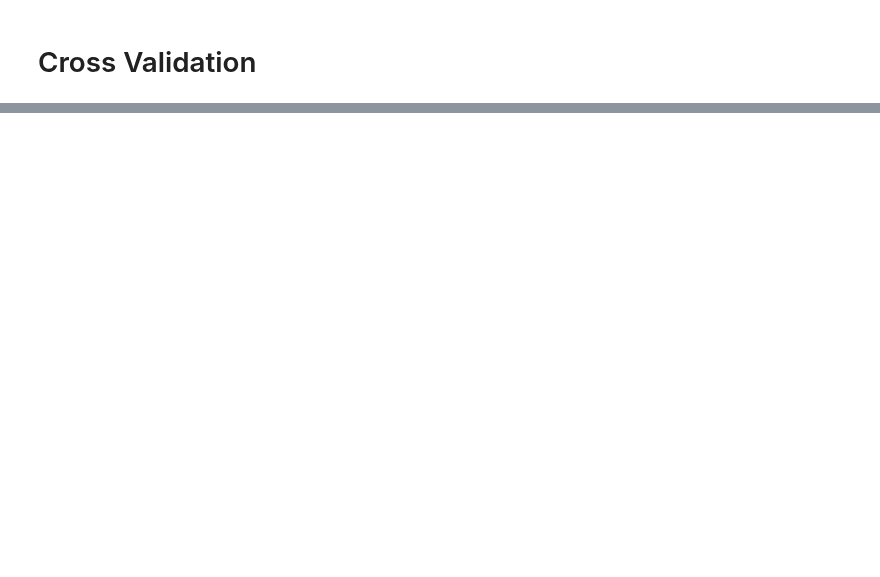
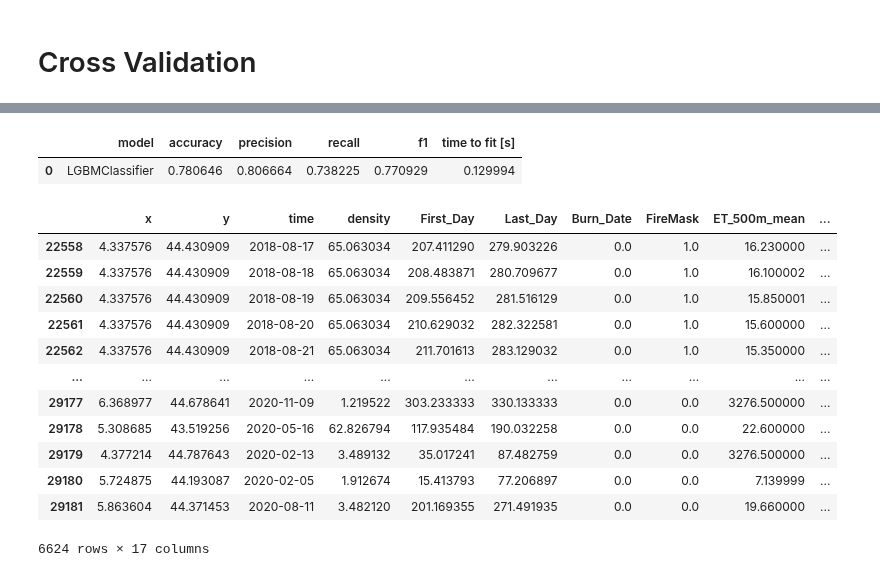
Before and after one commit to Sliders122/wildfire, a Jupyter notebook: model_selection.ipynb, the cells around one changed output, grey strips where cells are left out. Drawn from its saved outputs; the diff is of its cells as text; code cells hidden in the pictures; blank space fills up the shorter version.

Commit message:
Last details update

```diff
--- a/model_selection.ipynb
+++ b/model_selection.ipynb
@@ -329,0 +465,5 @@ print(f"Mean accuracy: {np.mean(Accuracy_array)}")
+# %%
+df = pd.read_csv(path_data + "df_final.csv", parse_dates=["time"])
+# Split the data into train and test
+df_train = df[df["time"] < "2018-01-01"]
+df_test = df[df["time"] >= "2018-01-01"]
@@ -329,0 +554,36 @@ print(f"Mean accuracy: {np.mean(Accuracy_array)}")
+# %%
+# import the libraries
+
+from sklearn.metrics import precision_score, recall_score, f1_score, accuracy_score, classification_report
+
+# define a function to plot accuracy, precision, recall, f1-score
+def plot_metrics(model, y_test, y_pred):
+    """
+    This function plots the accuracy, precision, recall, f1-score
+    input:
+        y_test: the test target
+        y_pred: the predictions
+    output:
+        None
+    """
+    results = pd.DataFrame(columns=['model', 'accuracy', 'precision', 'recall', 'f1'])
+    # compute the metrics
+    accuracy = accuracy_score(y_test, y_pred)
+    precision = precision_score(y_test, y_pred)
+    recall = recall_score(y_test, y_pred)
+    f1 = f1_score(y_test, y_pred)
+    # plot the metrics
+    results = results.append({'model': model.__class__.__name__,
+                                      'accuracy': accuracy,
+                                      'precision': precision,
+                                      'recall': recall,
+                                      'f1': f1,
+                                      'time to fit [s]': model.time
+                                      }, ignore_index=True)
+    return results
+
+resultas = plot_metrics(lgbm_model, df_pred['FireMask'], df_pred['FireMask_pred'].astype(int))
+resultas
+# %% [output]
+|  | model | accuracy | precision | recall | f1 | time to fit [s] |
+| 0 | LGBMClassifier | 0.780646 | 0.806664 | 0.738225 | 0.770929 | 0.129994 |
@@ -329,0 +593,16 @@ print(f"Mean accuracy: {np.mean(Accuracy_array)}")
+# %%
+df_test
+# %% [output]
+|  | x | y | time | density | First_Day | Last_Day | Burn_Date | FireMask | ET_500m_mean | ... |
+| 22558 | 4.337576 | 44.430909 | 2018-08-17 | 65.063034 | 207.411290 | 279.903226 | 0.0 | 1.0 | 16.230000 | ... |
+| 22559 | 4.337576 | 44.430909 | 2018-08-18 | 65.063034 | 208.483871 | 280.709677 | 0.0 | 1.0 | 16.100002 | ... |
+| 22560 | 4.337576 | 44.430909 | 2018-08-19 | 65.063034 | 209.556452 | 281.516129 | 0.0 | 1.0 | 15.850001 | ... |
+| 22561 | 4.337576 | 44.430909 | 2018-08-20 | 65.063034 | 210.629032 | 282.322581 | 0.0 | 1.0 | 15.600000 | ... |
+| 22562 | 4.337576 | 44.430909 | 2018-08-21 | 65.063034 | 211.701613 | 283.129032 | 0.0 | 1.0 | 15.350000 | ... |
+| ... | ... | ... | ... | ... | ... | ... | ... | ... | ... | ... |
+| 29177 | 6.368977 | 44.678641 | 2020-11-09 | 1.219522 | 303.233333 | 330.133333 | 0.0 | 0.0 | 3276.500000 | ... |
+| 29178 | 5.308685 | 43.519256 | 2020-05-16 | 62.826794 | 117.935484 | 190.032258 | 0.0 | 0.0 | 22.600000 | ... |
+| 29179 | 4.377214 | 44.787643 | 2020-02-13 | 3.489132 | 35.017241 | 87.482759 | 0.0 | 0.0 | 3276.500000 | ... |
+| 29180 | 5.724875 | 44.193087 | 2020-02-05 | 1.912674 | 15.413793 | 77.206897 | 0.0 | 0.0 | 7.139999 | ... |
+| 29181 | 5.863604 | 44.371453 | 2020-08-11 | 3.482120 | 201.169355 | 271.491935 | 0.0 | 0.0 | 19.660000 | ... |
+6624 rows × 17 columns
```
Also changed, not shown: parts of 25 cells of this notebook.
